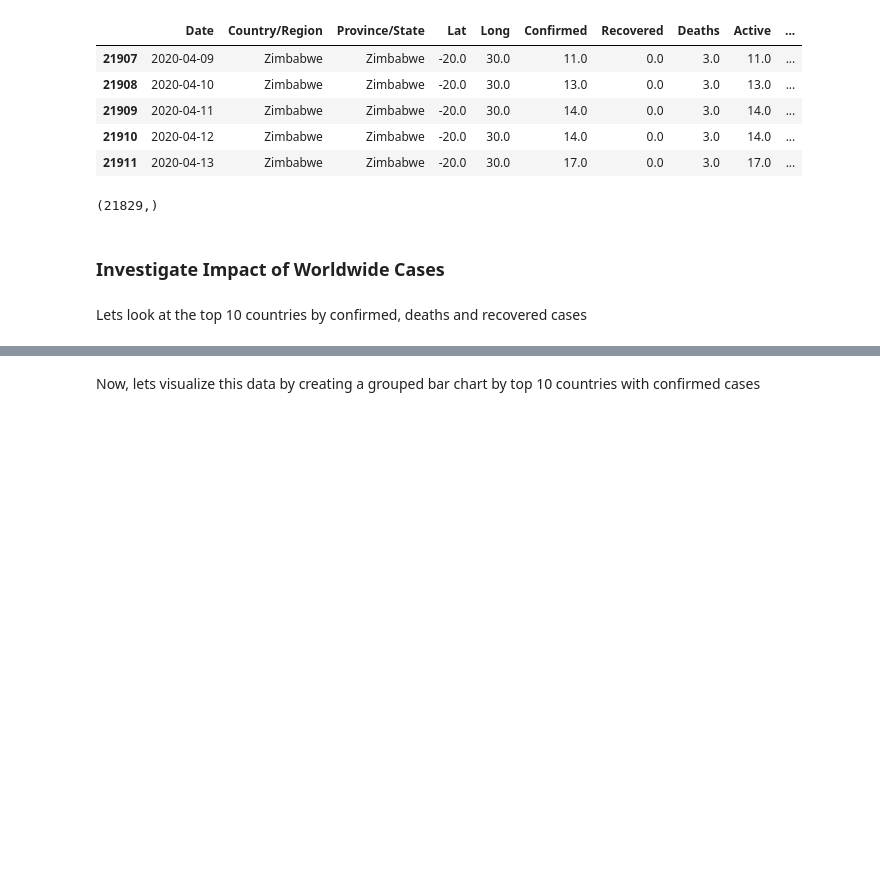
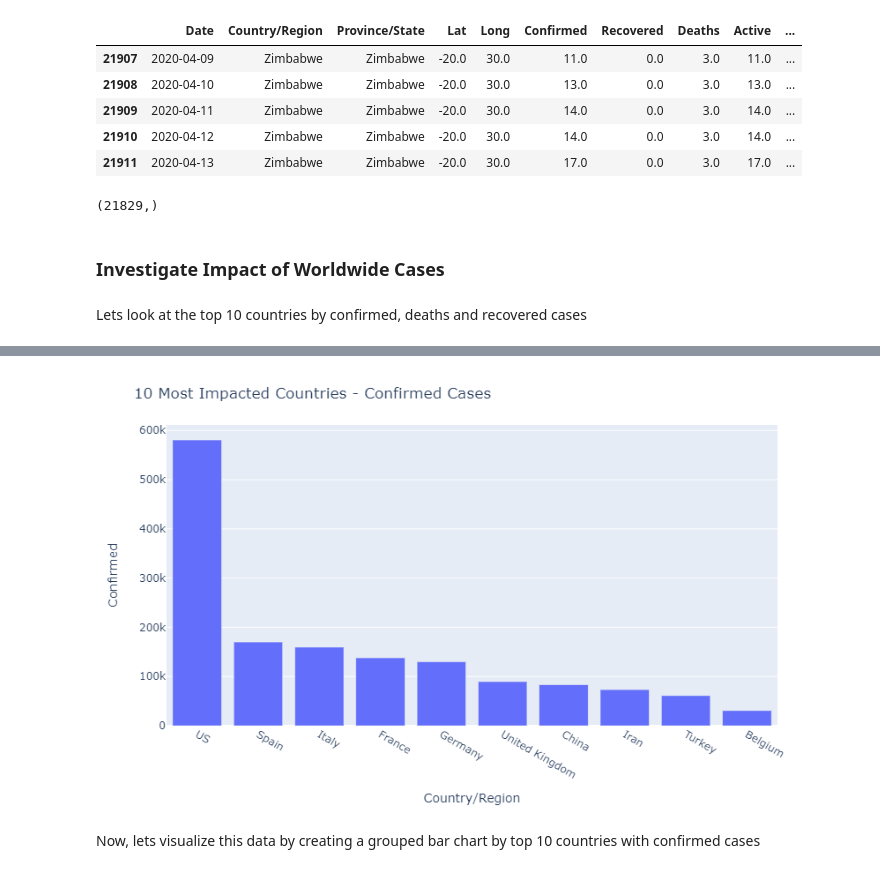
Before and after one commit to vijay-ss/covid-19, a Jupyter notebook: covid_19_WHO.ipynb, the cells around one changed output, grey strips where cells are left out. Drawn from its saved outputs; the diff is of its cells as text; code cells hidden in the pictures; blank space fills up the shorter version.

Commit message:
Updated formatting for Voila dashboard
Next build will include more streamlined plots with themes

```diff
--- a/covid_19_WHO.ipynb
+++ b/covid_19_WHO.ipynb
@@ -215,7 +212,7 @@ Indexing with multiple keys (implicitly converted to a tuple of keys) will be de
 
 fig0 = px.bar(t10c, x = 'Country/Region', y = 'Confirmed'
              ,height=500
-            ,width=1000)
-fig0.update_layout(title="Top 10 Countries - Confirmed Cases")
+            ,width=900)
+fig0.update_layout(title="10 Most Impacted Countries - Confirmed Cases")
 fig0.show()
 # %% [output]
@@ -223,3 +219,4 @@ fig0.show()
+[figure, added]
 # %% [markdown]
 Now, lets visualize this data by creating a grouped bar chart by top 10 countries with confirmed cases
 # %%
```
Also changed, not shown: parts of 11 cells of this notebook.
